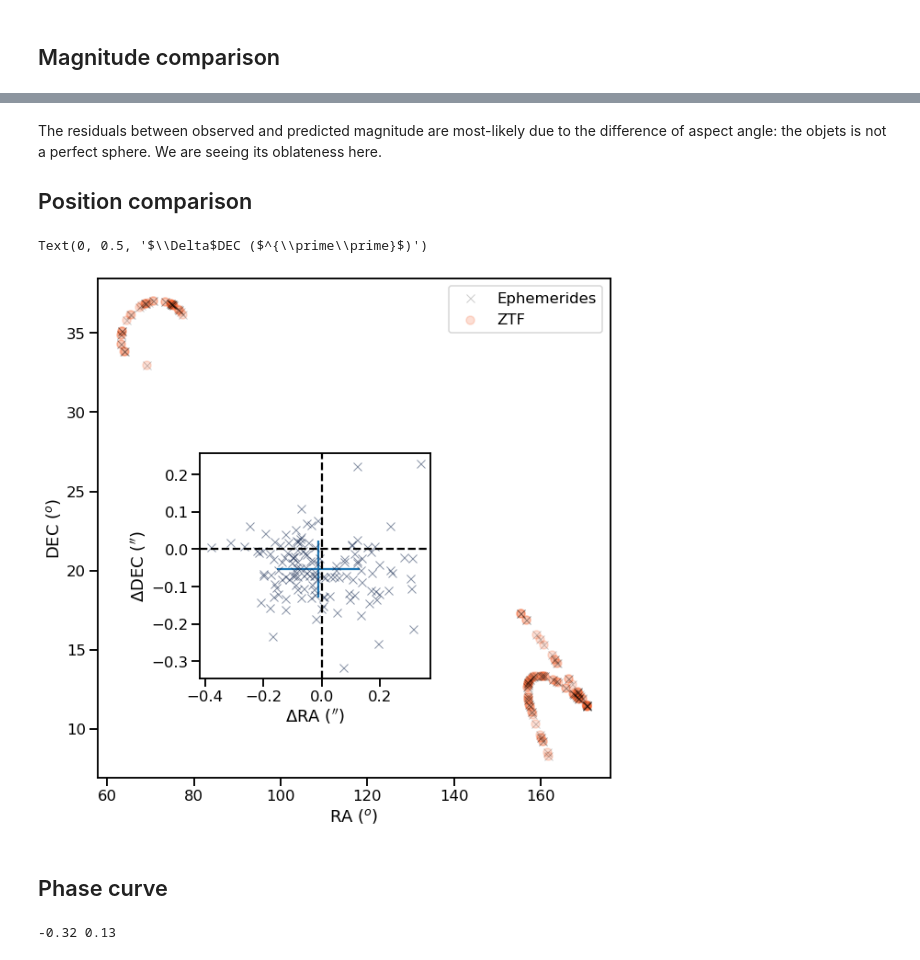
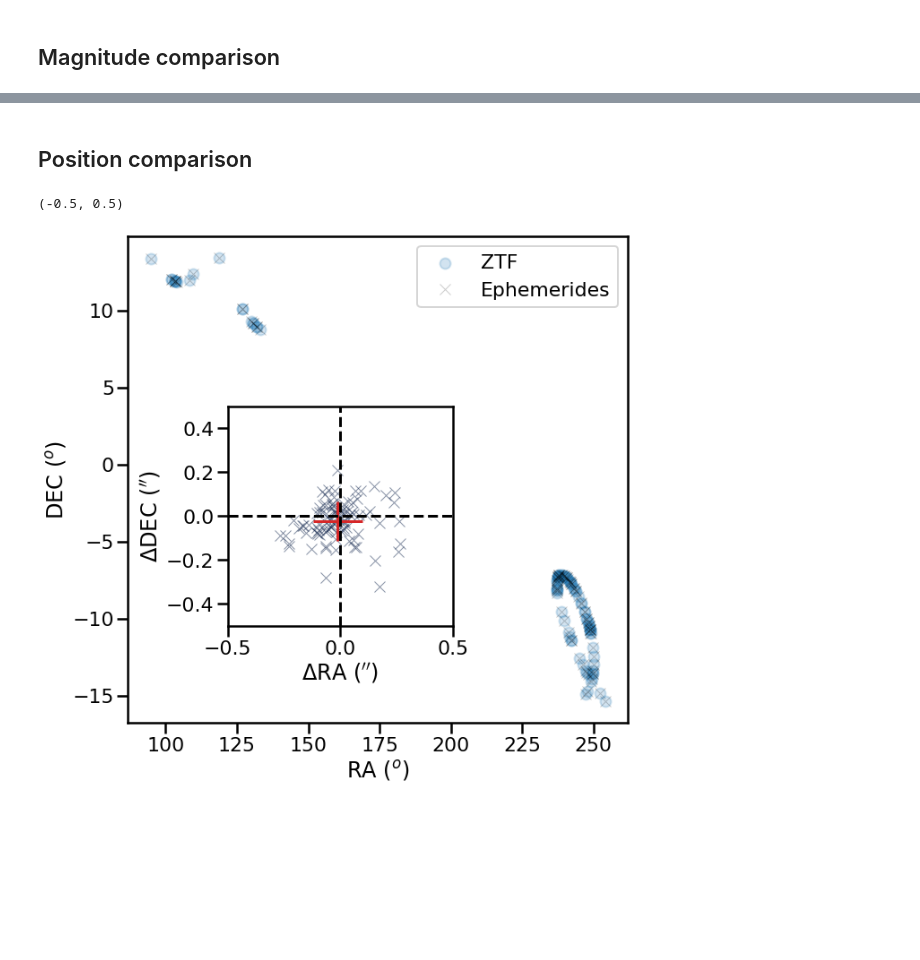
Before and after one commit to astrolabsoftware/fink-tutorials, a Jupyter notebook: sso/fink_sso_imcce.ipynb, the cells around one changed output, grey strips where cells are left out. Saved outputs shown, nothing was run; the diff lists cells and outputs as text; code cells hidden in the pictures; blank space fills up the shorter version.

```diff
--- a/sso/fink_sso_imcce.ipynb
+++ b/sso/fink_sso_imcce.ipynb
@@ -103,13 +31,14 @@ filters = {1:'g', 2:'R', 3:'i'}
 # %%
 # Get data from FINK
 r = requests.post(
-  'http://134.158.75.151:24000/api/v1/sso',
-  json={
-    'n_or_d': ssname,
-    'output-format': 'json'
-  }
+    'https://fink-portal.org/api/v1/sso',
+    json={
+        'n_or_d': '33803',
+        'withEphem': True,
+        'output-format': 'json'
+    }
 )
 
 # Sort by epoch - critical for ephemerides speed up
-sso = pd.read_json(r.content)
+sso = pd.read_json(io.BytesIO(r.content))
 sso = sso.sort_values(by='i:jd').reset_index(drop=True)
@@ -314,40 +81,45 @@ ax[2].set_xlabel('Ecliptic longitude ($^o$)');
-# %% [markdown]
-The residuals between observed and predicted magnitude are most-likely due to the difference of aspect angle: the objets is not a perfect sphere. We are seeing its oblateness here.
-
-## Position comparison
+# %% [markdown]
+## Position comparison
 # %%
 fig, ax = plt.subplots(
     figsize=(10, 10),
     sharex=True,
 )
 
-ax.scatter(sso['i:ra'], sso['i:dec'], label='ZTF', alpha=0.2, color=colors[1])
+ax.scatter(
+    sso['i:ra'], sso['i:dec'],
+    alpha=0.2, color='C0',
+    label='ZTF'
+)
 
-ax.plot(eph.RA, eph.Dec, ls='', color='black', marker='x', alpha=0.2, label='Ephemerides')
+ax.plot(
+    sso.RA, sso.Dec,
+    ls='', color='black', marker='x', alpha=0.2,
+    label='Ephemerides'
+)
 ax.legend(loc='best')
 ax.set_xlabel('RA ($^o$)')
 ax.set_ylabel('DEC ($^o$)')
 
 axins = ax.inset_axes([0.2, 0.2, 0.45, 0.45])
 
-deltaRAcosDEC = (sso['i:ra'] - eph.RA)*np.cos(np.radians(sso['i:dec']))*3600
-deltaDEC = (sso['i:dec']- eph.Dec)*3600
-axins.plot( deltaRAcosDEC, deltaDEC, ls='', color=colors[0], marker='x', alpha=0.5)
-axins.errorbar( np.mean(deltaRAcosDEC), np.mean(deltaDEC), xerr=np.std(deltaRAcosDEC), yerr=np.std(deltaDEC) )
+deltaRAcosDEC = (sso['i:ra'] - sso.RA) * np.cos(np.radians(sso['i:dec'])) * 3600
+deltaDEC = (sso['i:dec']- sso.Dec) * 3600
+axins.plot(
+    deltaRAcosDEC, deltaDEC,
+    ls='', color=colors[0], marker='x', alpha=0.5
+)
+axins.errorbar(
+    np.mean(deltaRAcosDEC), np.mean(deltaDEC),
+    xerr=np.std(deltaRAcosDEC), yerr=np.std(deltaDEC),
+    color='C3'
+)
 axins.axhline(0, ls='--', color='black')
 axins.axvline(0, ls='--', color='black')
 axins.set_xlabel(r'$\Delta$RA ($^{\prime\prime}$)')
 axins.set_ylabel(r'$\Delta$DEC ($^{\prime\prime}$)')
+axins.set_xlim(-0.5, 0.5)
+axins.set_ylim(-0.5, 0.5)
 # %% [output]
-Text(0, 0.5, '$\\Delta$DEC ($^{\\prime\\prime}$)')
+(-0.5, 0.5)
-[figure, old version]
+[figure, new version]
-# %% [markdown]
-## Phase curve
-# %%
-# SSO Color index
-# BCa: I will prepare LSST/ZTF colors to have them at hand
-V_minus_g = -0.32
-V_minus_r = 0.13
-print(V_minus_g, V_minus_r)
-# %% [output]
--0.32 0.13
```
Also changed, not shown: parts of 17 cells of this notebook, 2 other files.
